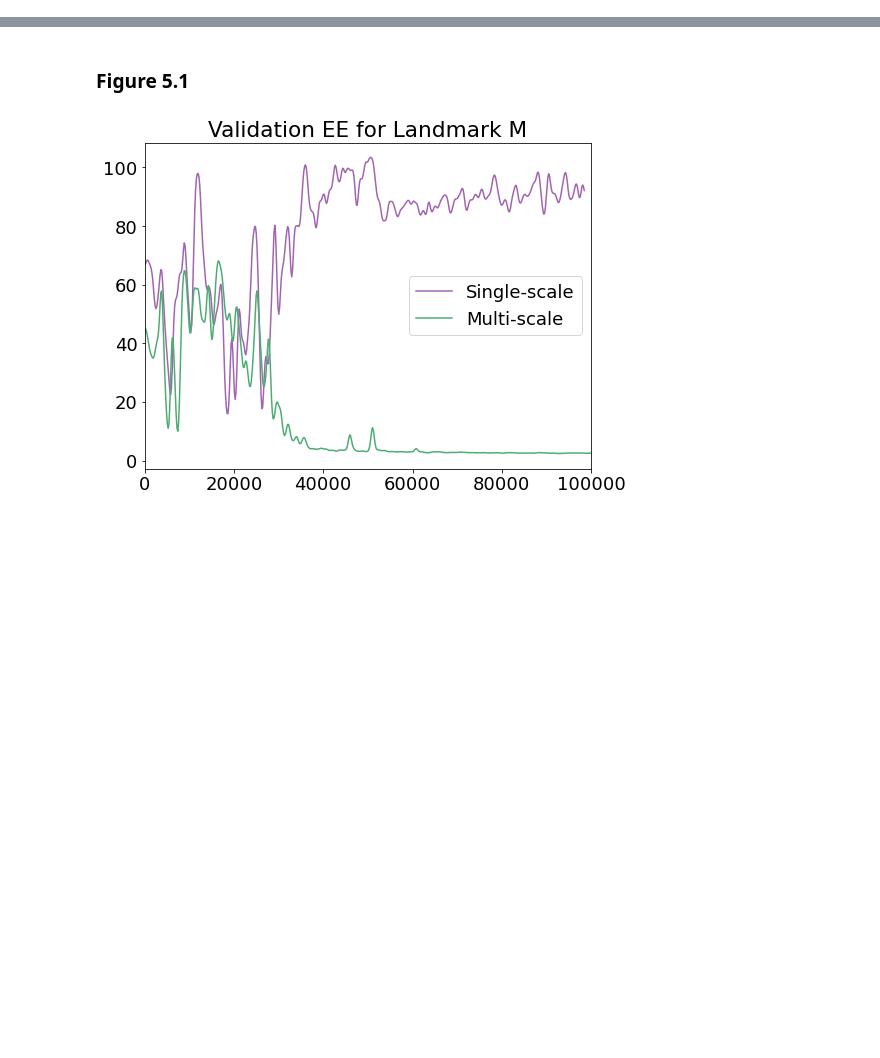
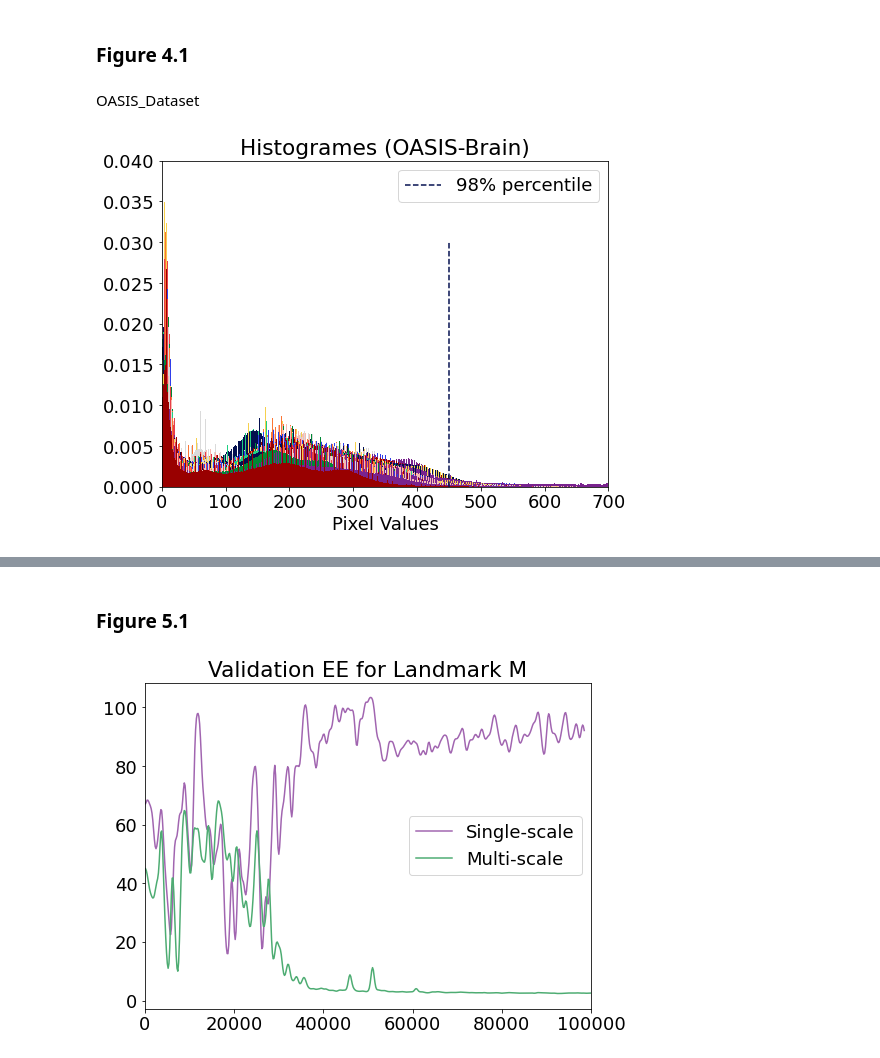
Before and after one commit to CathrineUH/Bachelor_thesis_ear, a Jupyter notebook: plotAllFigures.ipynb, the cells around one changed output, grey strips where cells are left out. Cells and saved outputs as stored; diff of their text form; code cells hidden in the pictures; blank space fills up the shorter version.

Commit message:
Plot

```diff
--- a/plotAllFigures.ipynb
+++ b/plotAllFigures.ipynb
@@ -17,3 +20,31 @@ bestModel = "results/results05.csv"
 purple = [0.63215686, 0.39607843, 0.68980392]
 green = [0.3 , 0.67333333, 0.4454902]
 blue = [0.42901961, 0.47019608, 0.94235294]
+# %% [markdown]
+### Figure 4.1
+# %% [markdown]
+OASIS_Dataset
+# %%
+path_images = r"Data\OASIS_crop/"
+files = F.getFiles(path_images)
+all_images = np.array([])
+count = 0
+for count, i in enumerate(tqdm(files)):
+    im = sitk.GetArrayFromImage(sitk.ReadImage(path_images + i)).astype(np.float16)
+    all_images = np.append(all_images, im)
+global_max = np.quantile(np.array(all_images).ravel(), 0.98)
+# %%
+plt.figure(figsize=(8, 6))
+files = F.getFiles(path_images)
+for count, i in enumerate(tqdm(files)):
+    im = sitk.GetArrayFromImage(sitk.ReadImage(path_images + i))
+    plt.hist(im.flatten(), bins = 600, color = F.col(((count + 5) % 11)).color, density = True)
+plt.vlines(global_max, 0, 0.03, label = "98% percentile", color = F.col(3).color,linestyles='dashed')
+plt.xlabel("Pixel Values")
+plt.title("Histogrames (OASIS-Brain)")
+plt.xlim([0,700])
+plt.ylim([0,0.040])
+plt.legend()
+plt.show()
+# %% [output]
+[figure, added]
```
Also changed, not shown: parts of 26 cells of this notebook.
